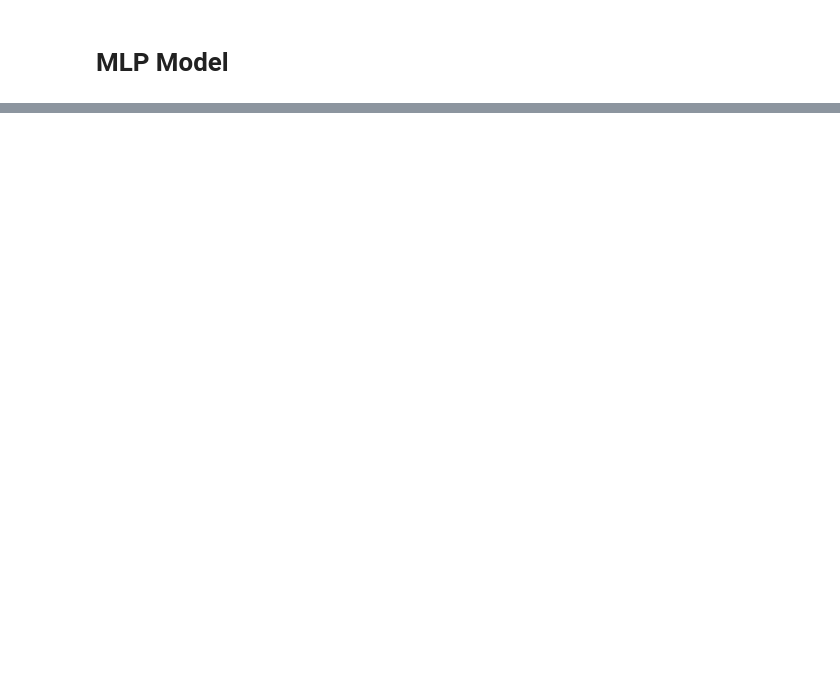
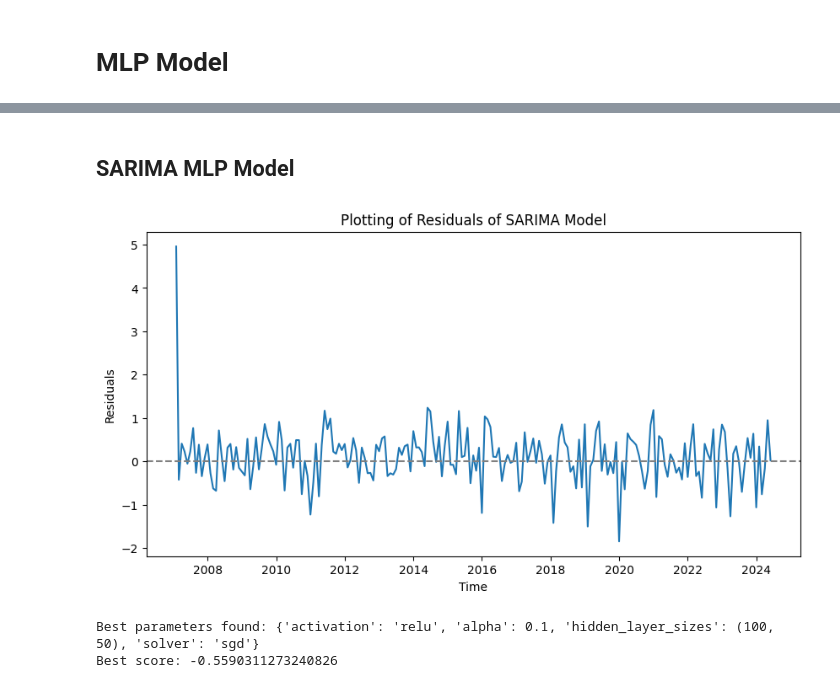
Before and after one commit to pedronatanaelfs/energy_project, a Jupyter notebook: notebooks/data_modeling.ipynb, the cells around one changed output, grey strips where cells are left out. Saved outputs shown, nothing was run; the diff lists cells and outputs as text; code cells hidden in the pictures; blank space fills up the shorter version.

```diff
--- a/notebooks/data_modeling.ipynb
+++ b/notebooks/data_modeling.ipynb
@@ -538,0 +648,12 @@ plt.show()
+# %% [markdown]
+## SARIMA MLP Model
+# %%
+plt.figure(figsize=(10, 5))
+plt.plot(residuals)
+plt.axhline(y=0, linestyle='--', color='gray')
+plt.title('Plotting of Residuals of SARIMA Model')
+plt.xlabel('Time')
+plt.ylabel('Residuals')
+plt.show()
+# %% [output]
+[figure, added]
@@ -538,0 +673,29 @@ plt.show()
+# %%
+# Suppress all warnings
+warnings.filterwarnings("ignore")
+
+# Define the model and the set of hyperparameters to be evaluated
+mlp = MLPRegressor(max_iter = 1000, random_state=42)
+
+param_grid = {
+    'hidden_layer_sizes': [(100, 50), (100, 100), (150, 150)],
+    'alpha': [0.0001, 0.001, 0.01, 0.1],  # Adding regularization
+    'solver': ['adam', 'sgd'],
+    'activation': ['relu', 'tanh']
+}
+
+scorer = make_scorer(rmse_scorer, greater_is_better=False)
+
+# Perform grid search with cross-validation
+tscv = TimeSeriesSplit(n_splits=5)
+grid_search = GridSearchCV(estimator=mlp, param_grid=param_grid, scoring=scorer, cv=tscv)
+grid_search.fit(trainX, trainY)
+
+# Print the best parameters found
+print(f'Best parameters found: {grid_search.best_params_}')
+
+# Print the best score achieved
+print(f'Best score: {grid_search.best_score_}')
+# %% [output]
+Best parameters found: {'activation': 'relu', 'alpha': 0.1, 'hidden_layer_sizes': (100, 50), 'solver': 'sgd'}
+Best score: -0.5590311273240826
```
Also changed, not shown: parts of 31 cells of this notebook, 2 other files.
